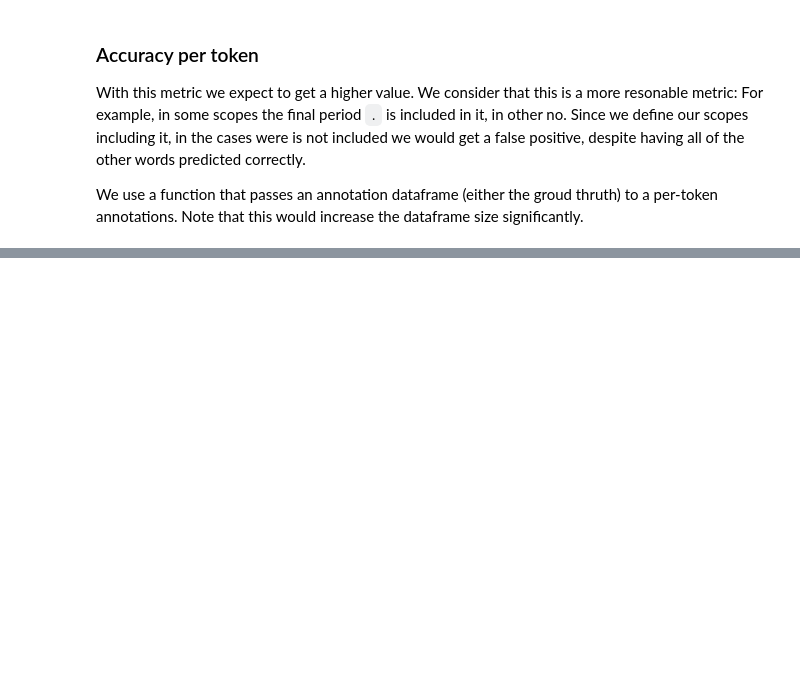
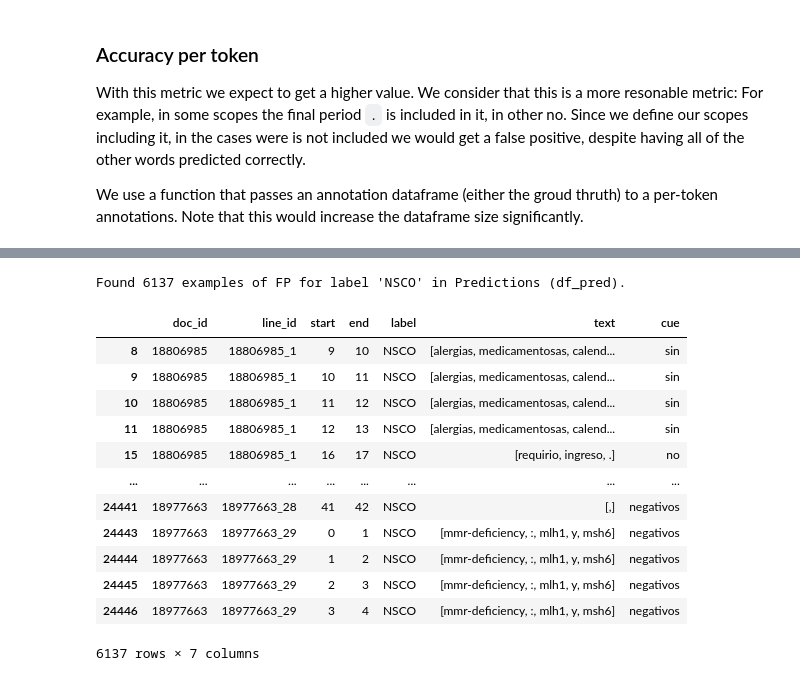
Before and after one commit to dmxocean/projectNLP, a Jupyter notebook: notebooks/rule_based.ipynb, the cells around one changed output, grey strips where cells are left out. Cells and saved outputs as stored; diff of their text form; code cells hidden in the pictures; blank space fills up the shorter version.

```diff
--- a/notebooks/rule_based.ipynb
+++ b/notebooks/rule_based.ipynb
@@ -540,0 +425,18 @@ ax1 = plot_full_confusion_matrix(expanded_train, expanded_pred, figsize=(10, 10)
+# %%
+nsco_fp = get_specific_errors(expanded_train, expanded_pred, target_label='NSCO', error_type='FP')
+nsco_fp
+# %% [output]
+Found 6137 examples of FP for label 'NSCO' in Predictions (df_pred).
+|  | doc_id | line_id | start | end | label | text | cue |
+| 8 | 18806985 | 18806985_1 | 9 | 10 | NSCO | [alergias, medicamentosas, calend... | sin |
+| 9 | 18806985 | 18806985_1 | 10 | 11 | NSCO | [alergias, medicamentosas, calend... | sin |
+| 10 | 18806985 | 18806985_1 | 11 | 12 | NSCO | [alergias, medicamentosas, calend... | sin |
+| 11 | 18806985 | 18806985_1 | 12 | 13 | NSCO | [alergias, medicamentosas, calend... | sin |
+| 15 | 18806985 | 18806985_1 | 16 | 17 | NSCO | [requirio, ingreso, .] | no |
+| ... | ... | ... | ... | ... | ... | ... | ... |
+| 24441 | 18977663 | 18977663_28 | 41 | 42 | NSCO | [,] | negativos |
+| 24443 | 18977663 | 18977663_29 | 0 | 1 | NSCO | [mmr-deficiency, :, mlh1, y, msh6] | negativos |
+| 24444 | 18977663 | 18977663_29 | 1 | 2 | NSCO | [mmr-deficiency, :, mlh1, y, msh6] | negativos |
+| 24445 | 18977663 | 18977663_29 | 2 | 3 | NSCO | [mmr-deficiency, :, mlh1, y, msh6] | negativos |
+| 24446 | 18977663 | 18977663_29 | 3 | 4 | NSCO | [mmr-deficiency, :, mlh1, y, msh6] | negativos |
+6137 rows × 7 columns
```
Also changed, not shown: parts of 22 cells of this notebook, 8 other files.
